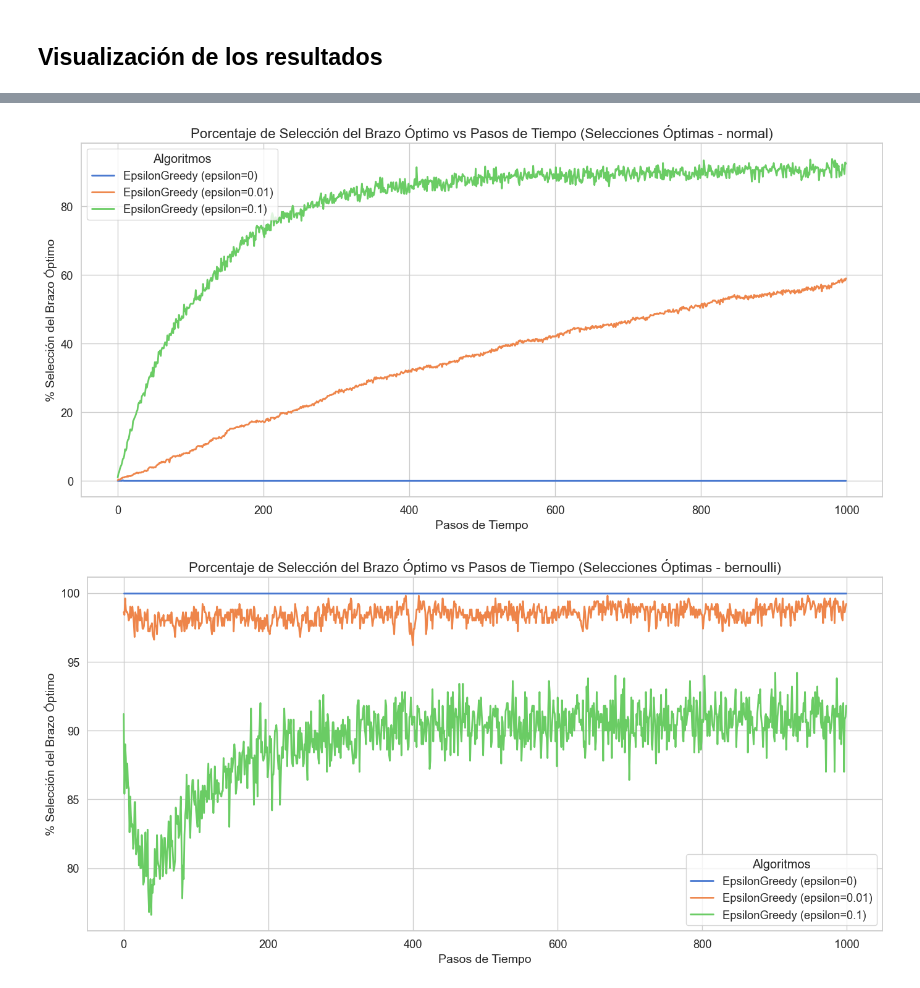
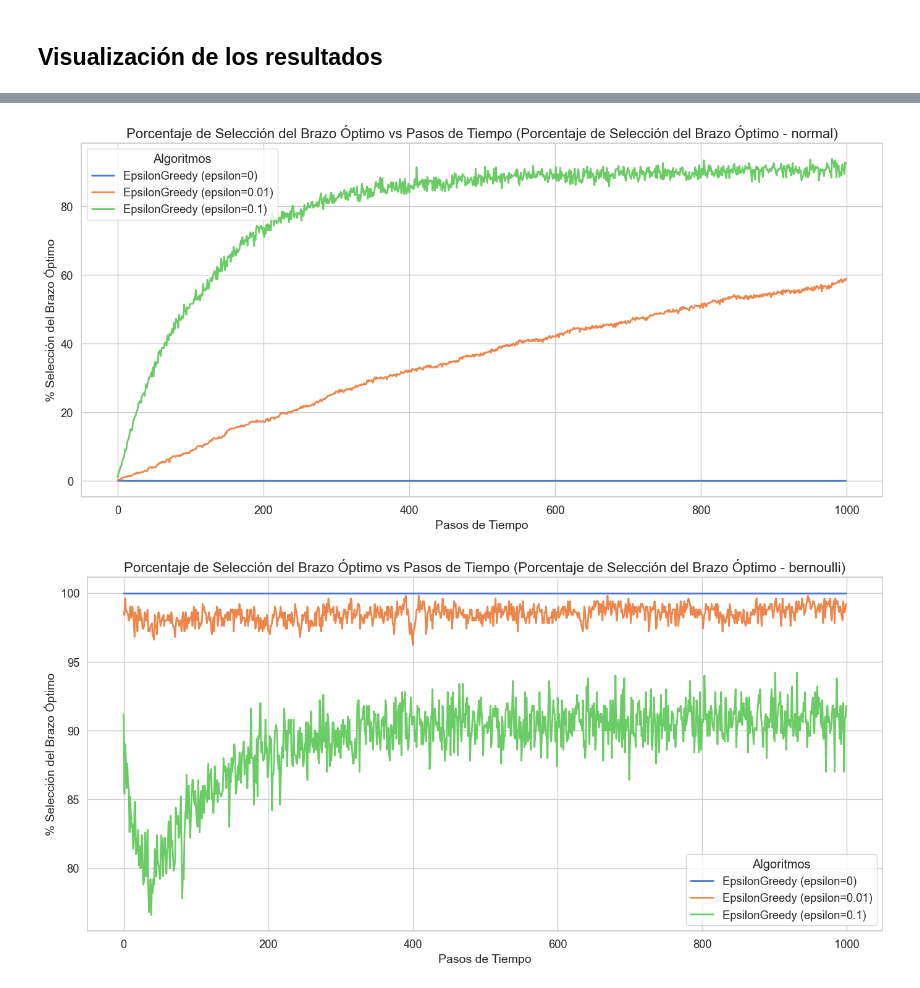
Before and after one commit to NaoKB/AyalaFilardi-RL, a Jupyter notebook: k_brazos/Greedy.ipynb, the cells around one changed output, grey strips where cells are left out. Saved outputs shown, nothing was run; the diff lists cells and outputs as text; code cells hidden in the pictures.

```diff
--- a/k_brazos/Greedy.ipynb
+++ b/k_brazos/Greedy.ipynb
@@ -84,8 +48,6 @@ Se realiza el experimento usando 10 brazos, cada uno de acuerdo a una distribuci
 # %%
 k = 10; steps = 1000; runs = 500; n = 10
 NORMAL_NAME = "normal" ; BERNOULLI_NAME = "bernoulli" ; BINOMIAL_NAME = "binomial"
-REWARDS_NAME = "rewards" ; OPTIMAL_NAME = "optimal" ; REGRET_NAME = "regret"
-COUNTS_NAME = "counts" ; VALUES_NAME = "values"
 algorithms = [EpsilonGreedy(k=k, epsilon=epsilon) for epsilon in [0, 0.01, 0.1]]
 
 bandits = {
@@ -94,8 +56,4 @@ bandits = {
     BINOMIAL_NAME: Bandit(arms=ArmBinomial.generate_arms(k, n=n))
 }
 
-metric_names = [REWARDS_NAME, OPTIMAL_NAME, REGRET_NAME, COUNTS_NAME, VALUES_NAME]
-results = {
-    name: dict(zip(metric_names, run_experiment(bandit, algorithms, steps, runs)))
-    for name, bandit in bandits.items()
-}
+results = {name: BanditExperiment.run_experiment(bandit, algorithms, steps, runs) for name, bandit in bandits.items()}
@@ -114,5 +68,5 @@ plot(plot_average_rewards, steps, results, REWARDS_NAME, algorithms, "Recompensa
 # %%
-plot(plot_optimal_selections, steps, results, OPTIMAL_NAME, algorithms, "Selecciones Óptimas")
+BanditExperiment.plot_optimal_selections(results, steps, algorithms)
 # %% [output]
-[figure, old version]
+[figure, new version]
-[figure, old version]
+[figure, new version]
```
Also changed, not shown: parts of 13 cells of this notebook, 1 other file.
